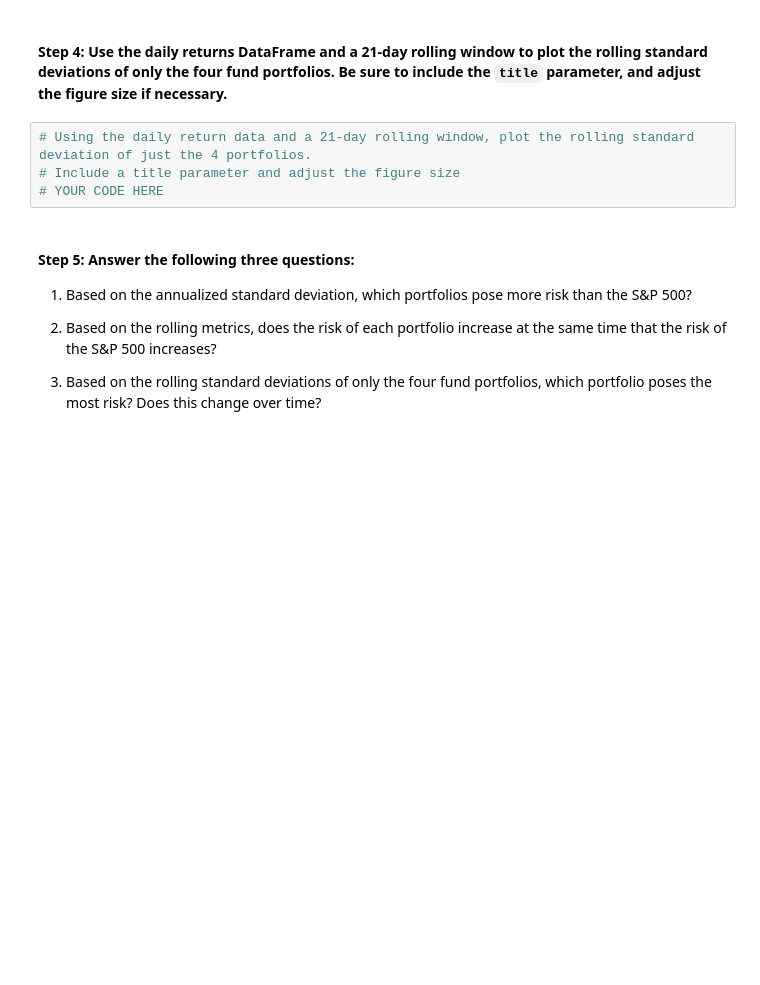
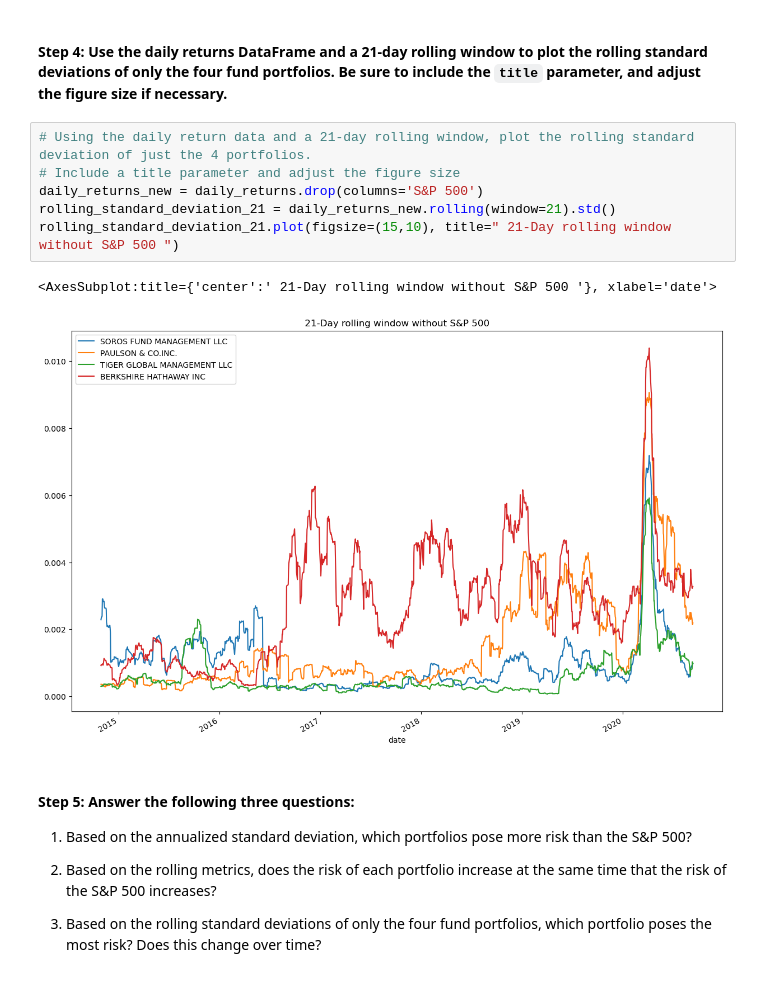
Before and after one commit to arianamoreno13/Challenge_4, a Jupyter notebook: challenge_4/risk_return_analysis.ipynb, the cells around one changed output. Drawn from its saved outputs; the diff is of its cells as text; blank space fills up the shorter version.

```diff
--- a/challenge_4/risk_return_analysis.ipynb
+++ b/challenge_4/risk_return_analysis.ipynb
@@ -309,7 +310,12 @@ AttributeError: 'Rolling' object has no attribute 'plot'
 # %%
 # Using the daily return data and a 21-day rolling window, plot the rolling standard deviation of just the 4 portfolios.
 # Include a title parameter and adjust the figure size
-# YOUR CODE HERE
+daily_returns_new = daily_returns.drop(columns='S&P 500')
+rolling_standard_deviation_21 = daily_returns_new.rolling(window=21).std()
+rolling_standard_deviation_21.plot(figsize=(15,10), title=" 21-Day rolling window without S&P 500 ")
+# %% [output]
+<AxesSubplot:title={'center':' 21-Day rolling window without S&P 500 '}, xlabel='date'>
+[figure, added]
 # %% [markdown]
 #### Step 5: Answer the following three questions:
 
```
Also changed, not shown: parts of 5 cells of this notebook, 1 other file.
